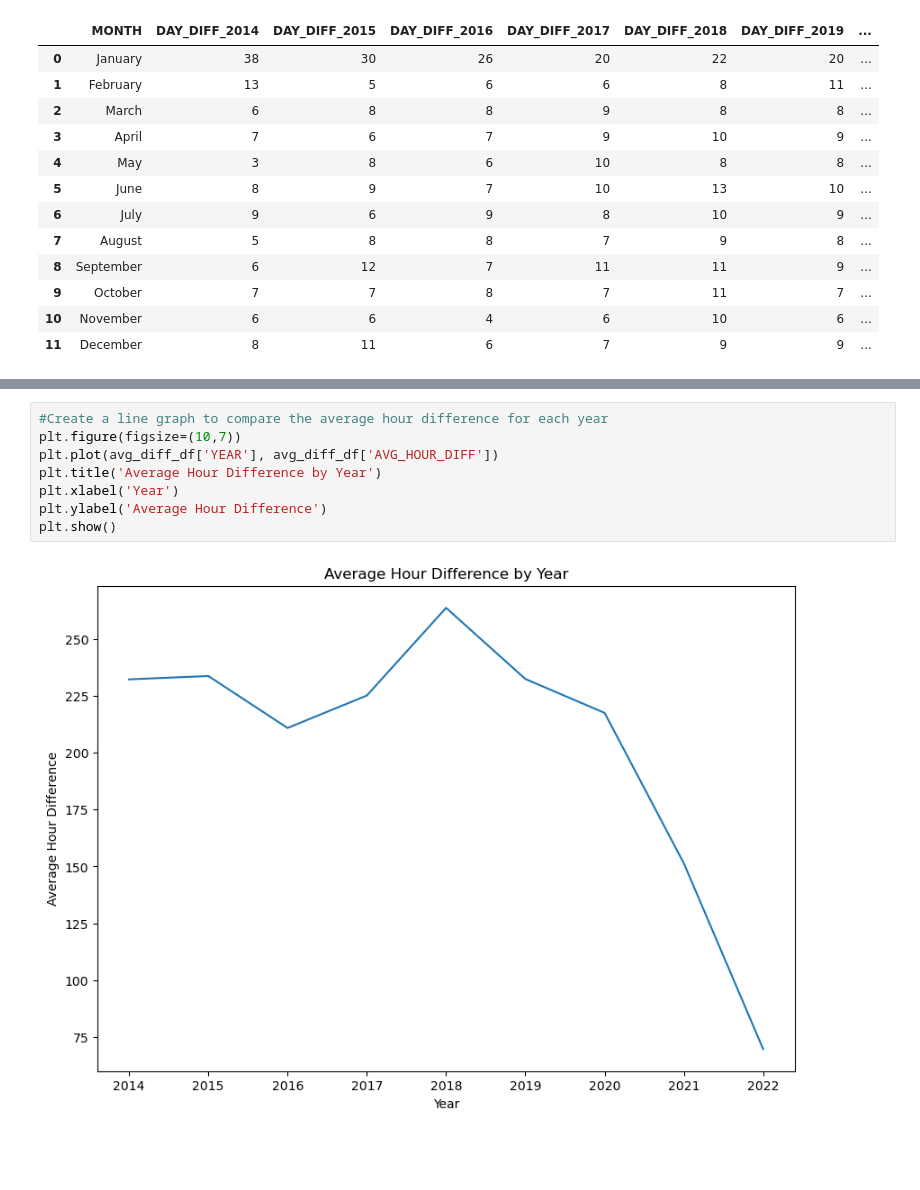
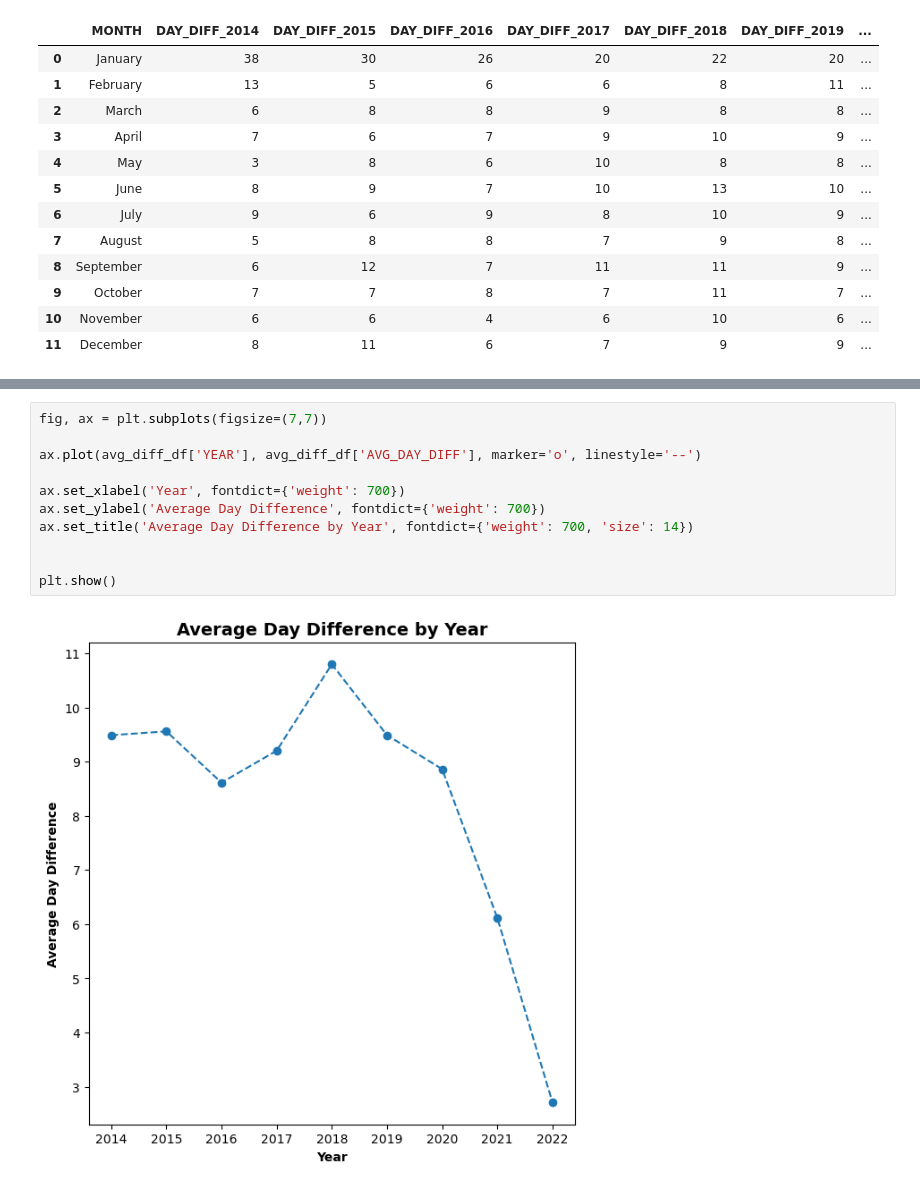
Before and after one commit to fannysigouin/project1, a Jupyter notebook: question_1/q1.ipynb, the cells around one changed output, grey strips where cells are left out. Cells and saved outputs as stored; diff of their text form; blank space fills up the shorter version.

```diff
--- a/question_1/q1.ipynb
+++ b/question_1/q1.ipynb
@@ -319,10 +294,13 @@ plt.show()
-# %%
-#Create a line graph to compare the average hour difference for each year
-plt.figure(figsize=(10,7))
-plt.plot(avg_diff_df['YEAR'], avg_diff_df['AVG_HOUR_DIFF'])
-plt.title('Average Hour Difference by Year')
-plt.xlabel('Year')
-plt.ylabel('Average Hour Difference')
-plt.show()
-# %% [output]
-[figure, removed]
+# %%
+fig, ax = plt.subplots(figsize=(7,7))
+
+ax.plot(avg_diff_df['YEAR'], avg_diff_df['AVG_DAY_DIFF'], marker='o', linestyle='--')
+
+ax.set_xlabel('Year', fontdict={'weight': 700})
+ax.set_ylabel('Average Day Difference', fontdict={'weight': 700})
+ax.set_title('Average Day Difference by Year', fontdict={'weight': 700, 'size': 14})
+
+
+plt.show()
+# %% [output]
+[figure, added]
```
Also changed, not shown: parts of 6 cells of this notebook.
